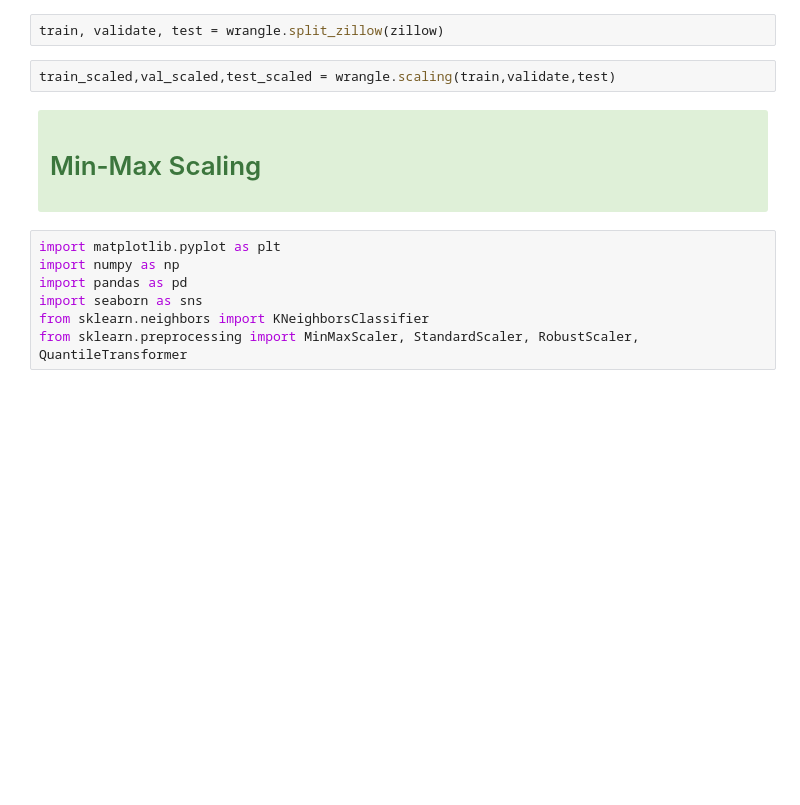
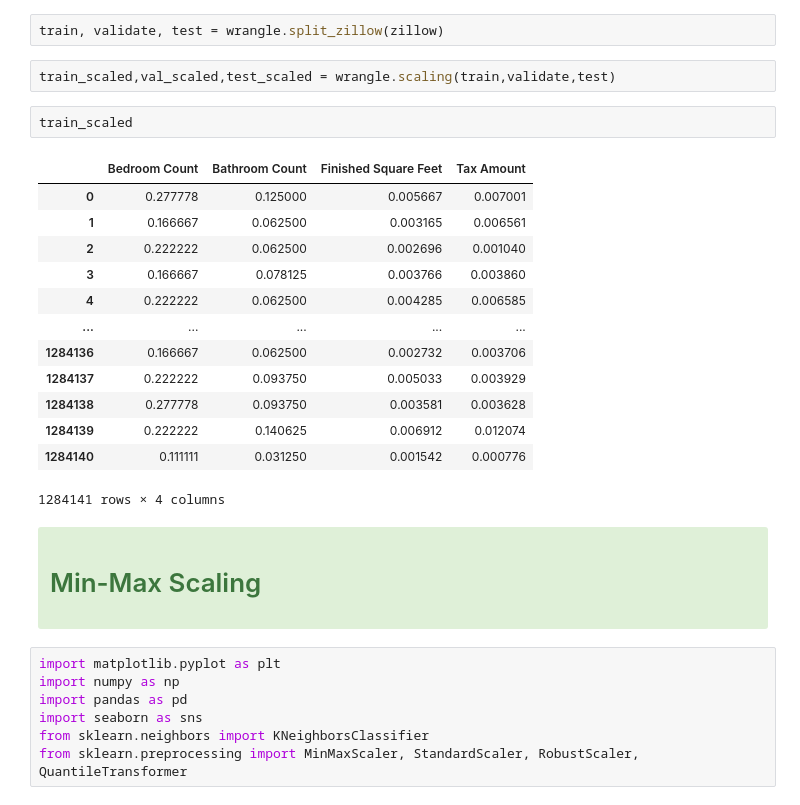
Before and after one commit to kelseyhangyu/regression-exercises, a Jupyter notebook: scaling.ipynb, the cells around one changed output. Cells and saved outputs as stored; diff of their text form; blank space fills up the shorter version.

```diff
--- a/scaling.ipynb
+++ b/scaling.ipynb
@@ -12,6 +12,22 @@ zillow = wrangle.prep_zillow(zillow)
 train, validate, test = wrangle.split_zillow(zillow)
 # %%
 train_scaled,val_scaled,test_scaled = wrangle.scaling(train,validate,test)
+# %%
+train_scaled
+# %% [output]
+|  | Bedroom Count | Bathroom Count | Finished Square Feet | Tax Amount |
+| 0 | 0.277778 | 0.125000 | 0.005667 | 0.007001 |
+| 1 | 0.166667 | 0.062500 | 0.003165 | 0.006561 |
+| 2 | 0.222222 | 0.062500 | 0.002696 | 0.001040 |
+| 3 | 0.166667 | 0.078125 | 0.003766 | 0.003860 |
+| 4 | 0.222222 | 0.062500 | 0.004285 | 0.006585 |
+| ... | ... | ... | ... | ... |
+| 1284136 | 0.166667 | 0.062500 | 0.002732 | 0.003706 |
+| 1284137 | 0.222222 | 0.093750 | 0.005033 | 0.003929 |
+| 1284138 | 0.277778 | 0.093750 | 0.003581 | 0.003628 |
+| 1284139 | 0.222222 | 0.140625 | 0.006912 | 0.012074 |
+| 1284140 | 0.111111 | 0.031250 | 0.001542 | 0.000776 |
+1284141 rows × 4 columns
 # %% [markdown]
 <div class="alert alert-block alert-success">
 
```
Also changed, not shown: parts of 7 cells of this notebook.
